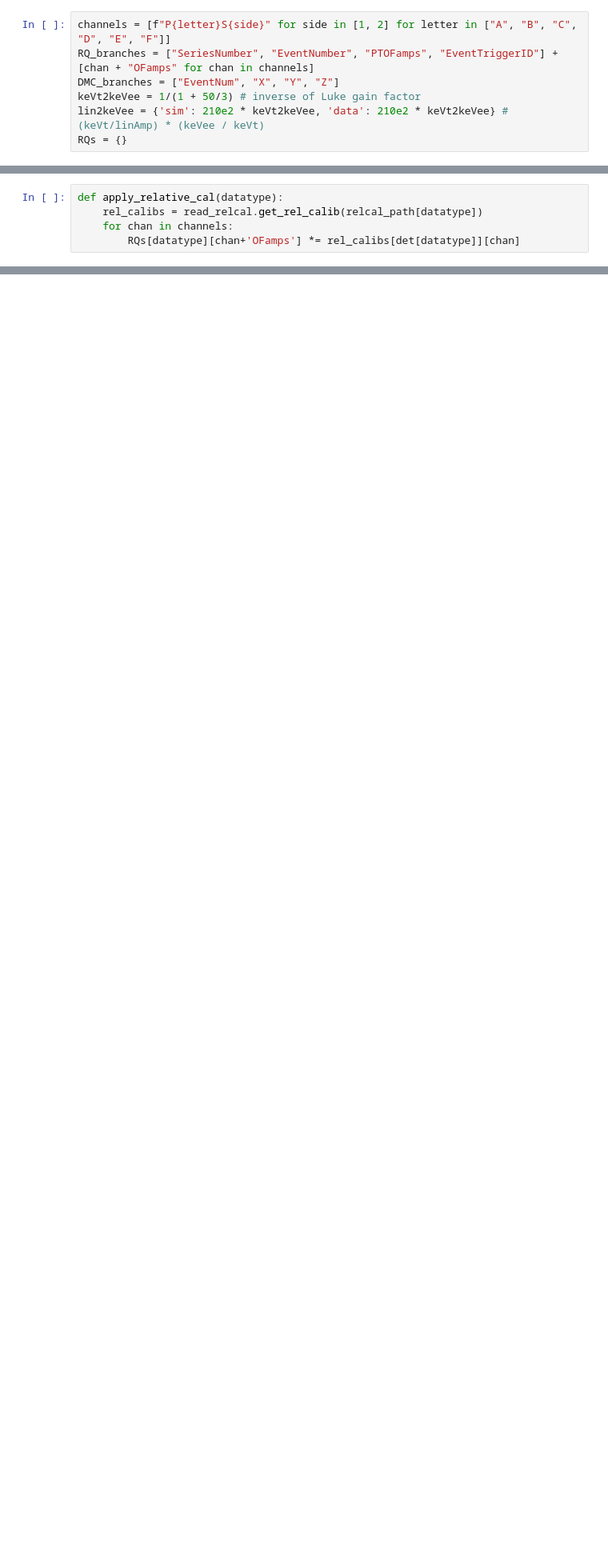
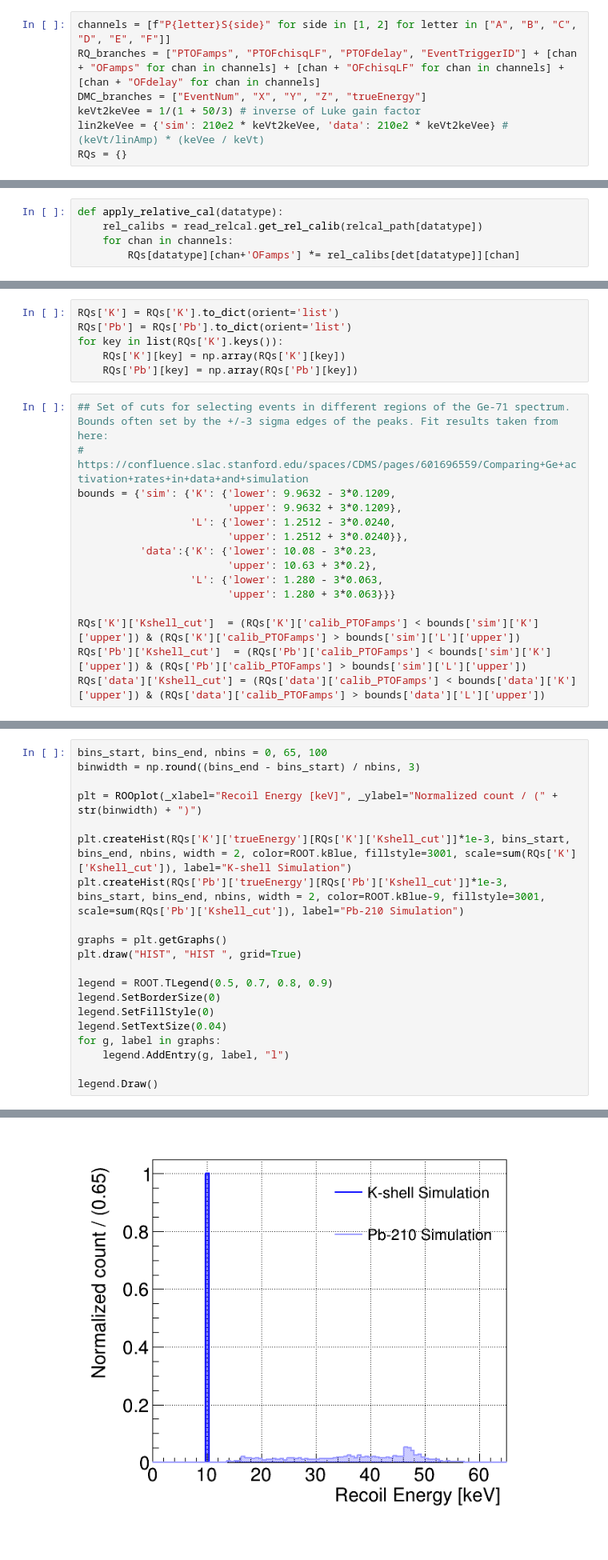
Before and after one commit to perry5334/CDMS, a Jupyter notebook: notebooks/BGM/cRadial_eff.ipynb, the cells around one changed output, grey strips where cells are left out. Shown at 80% size. Drawn from its saved outputs; the diff is of its cells as text; blank space fills up the shorter version.

```diff
--- a/notebooks/BGM/cRadial_eff.ipynb
+++ b/notebooks/BGM/cRadial_eff.ipynb
@@ -70,7 +75,7 @@ trigdet = {'sim': 0, 'data': 1}
 # %%
 channels = [f"P{letter}S{side}" for side in [1, 2] for letter in ["A", "B", "C", "D", "E", "F"]]
-RQ_branches = ["SeriesNumber", "EventNumber", "PTOFamps", "EventTriggerID"] + [chan + "OFamps" for chan in channels]
-DMC_branches = ["EventNum", "X", "Y", "Z"]
+RQ_branches = ["PTOFamps", "PTOFchisqLF", "PTOFdelay", "EventTriggerID"] + [chan + "OFamps" for chan in channels] + [chan + "OFchisqLF" for chan in channels] + [chan + "OFdelay" for chan in channels]
+DMC_branches = ["EventNum", "X", "Y", "Z", "trueEnergy"]
 keVt2keVee = 1/(1 + 50/3) # inverse of Luke gain factor
 lin2keVee = {'sim': 210e2 * keVt2keVee, 'data': 210e2 * keVt2keVee} # (keVt/linAmp) * (keVee / keVt)
 RQs = {}
@@ -1304,0 +172,21 @@ Warning in <TCanvas::Constructor>: Deleting canvas with same name: c_eff
+# %%
+RQs['K'] = RQs['K'].to_dict(orient='list')
+RQs['Pb'] = RQs['Pb'].to_dict(orient='list')
+for key in list(RQs['K'].keys()):
+    RQs['K'][key] = np.array(RQs['K'][key])
+    RQs['Pb'][key] = np.array(RQs['Pb'][key])
+# %%
+## Set of cuts for selecting events in different regions of the Ge-71 spectrum. Bounds often set by the +/-3 sigma edges of the peaks. Fit results taken from here:
+# https://confluence.slac.stanford.edu/spaces/CDMS/pages/601696559/Comparing+Ge+activation+rates+in+data+and+simulation
+bounds = {'sim': {'K': {'lower': 9.9632 - 3*0.1209,
+                        'upper': 9.9632 + 3*0.1209},
+                  'L': {'lower': 1.2512 - 3*0.0240,
+                        'upper': 1.2512 + 3*0.0240}},
+          'data':{'K': {'lower': 10.08 - 3*0.23,
+                        'upper': 10.63 + 3*0.2},
+                  'L': {'lower': 1.280 - 3*0.063,
+                        'upper': 1.280 + 3*0.063}}}
+
+RQs['K']['Kshell_cut']  = (RQs['K']['calib_PTOFamps'] < bounds['sim']['K']['upper']) & (RQs['K']['calib_PTOFamps'] > bounds['sim']['L']['upper'])
+RQs['Pb']['Kshell_cut']  = (RQs['Pb']['calib_PTOFamps'] < bounds['sim']['K']['upper']) & (RQs['Pb']['calib_PTOFamps'] > bounds['sim']['L']['upper'])
+RQs['data']['Kshell_cut'] = (RQs['data']['calib_PTOFamps'] < bounds['data']['K']['upper']) & (RQs['data']['calib_PTOFamps'] > bounds['data']['L']['upper'])
@@ -1304,0 +197,21 @@ Warning in <TCanvas::Constructor>: Deleting canvas with same name: c_eff
+# %%
+bins_start, bins_end, nbins = 0, 65, 100
+binwidth = np.round((bins_end - bins_start) / nbins, 3)
+
+plt = ROOplot(_xlabel="Recoil Energy [keV]", _ylabel="Normalized count / (" + str(binwidth) + ")")
+
+plt.createHist(RQs['K']['trueEnergy'][RQs['K']['Kshell_cut']]*1e-3, bins_start, bins_end, nbins, width = 2, color=ROOT.kBlue, fillstyle=3001, scale=sum(RQs['K']['Kshell_cut']), label="K-shell Simulation")
+plt.createHist(RQs['Pb']['trueEnergy'][RQs['Pb']['Kshell_cut']]*1e-3, bins_start, bins_end, nbins, width = 2, color=ROOT.kBlue-9, fillstyle=3001, scale=sum(RQs['Pb']['Kshell_cut']), label="Pb-210 Simulation")
+
+graphs = plt.getGraphs()
+plt.draw("HIST", "HIST ", grid=True)
+
+legend = ROOT.TLegend(0.5, 0.7, 0.8, 0.9)
+legend.SetBorderSize(0)
+legend.SetFillStyle(0)
+legend.SetTextSize(0.04)
+for g, label in graphs:
+    legend.AddEntry(g, label, "l")
+
+legend.Draw()
+# %% [output]
@@ -1304,0 +221 @@ Warning in <TCanvas::Constructor>: Deleting canvas with same name: c_eff
+[figure, added]
```
Also changed, not shown: parts of 56 cells of this notebook, 4 other files.
